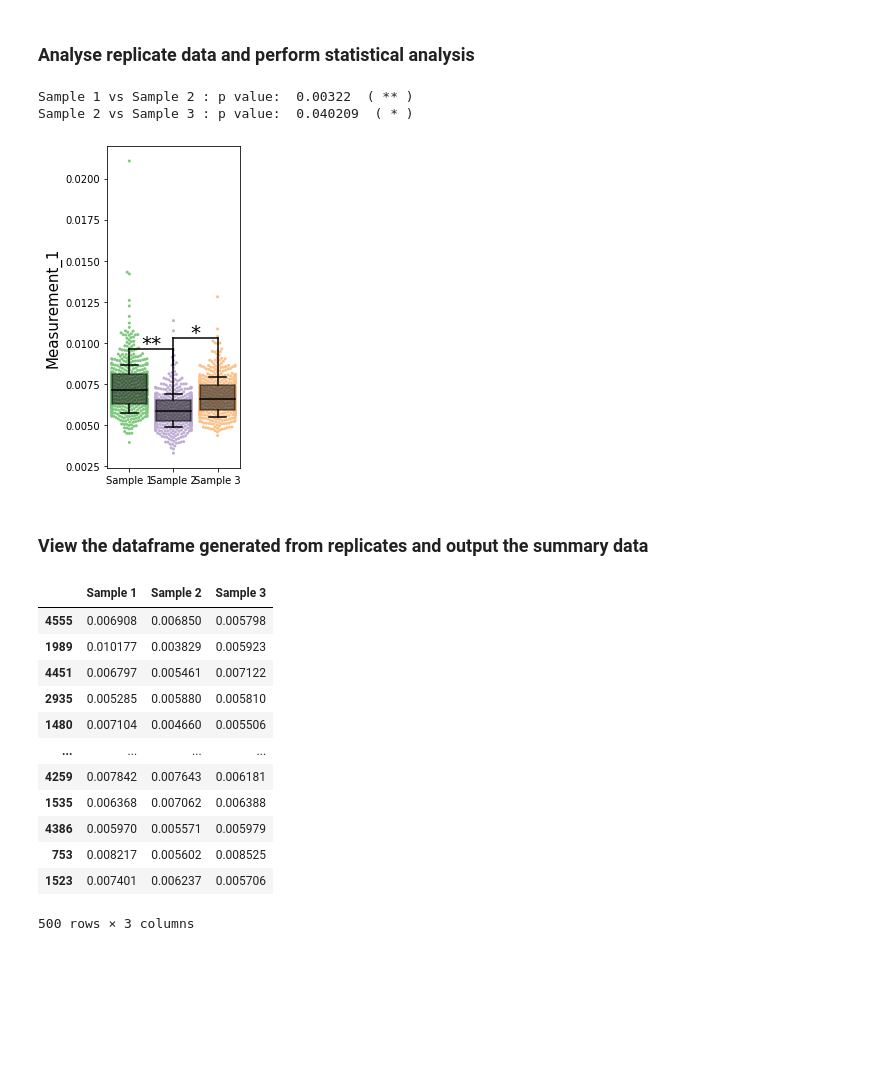
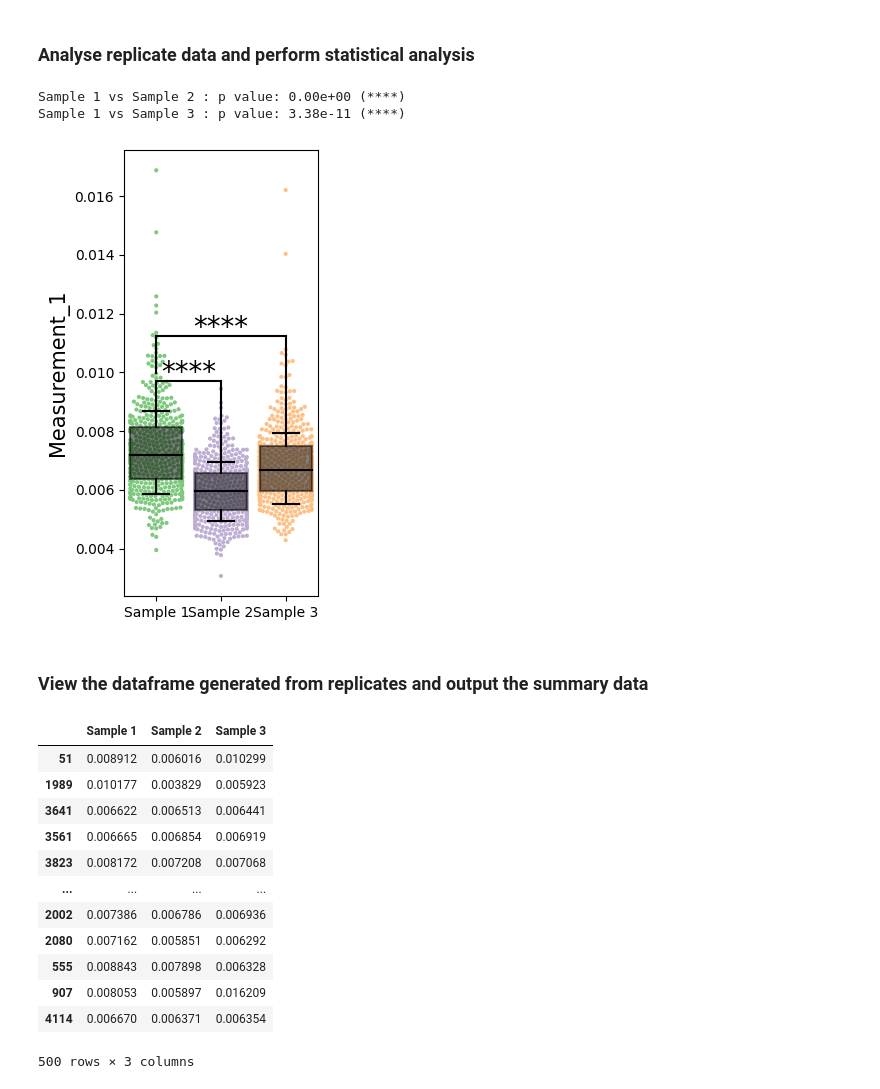
Before and after one commit to charliebidgood/CytView, a Jupyter notebook: example.ipynb, the cells around one changed output. Saved outputs shown, nothing was run; the diff lists cells and outputs as text; code cells hidden in the pictures; blank space fills up the shorter version.

```diff
--- a/example.ipynb
+++ b/example.ipynb
@@ -80,43 +80,38 @@ plot["summary"]
 # %%
 """
 If you have replicate samples you can utilise the group_plot() function to merge, plot
 and perform statistics on your dataset. Note: you need to specify at least 2 independent
 replicates in order to use this function.
 """
 
 plt.figure(figsize=[3,5])
 
 
 """
 Define your groupings as set out below. In this case we're interested in comparing wells
 A04, A05, A06 versus C04, C05, C06 versus E04, E05, E06.
 """
 groupings =  [["A04", "A05", "A06"],
               ["C04", "C05", "C06"],
               ["E04", "E05", "E06"]]
 
 # Provide user-defined labels for each grouping
 labels = ["Sample 1", "Sample 2", "Sample 3"]
 
 """
-Choose which groups to compare by their indexes, this will perform a one-way ANOVA
-between the means of Sample 1 vs Sample 2 as well as Sample 2 vs Sample 3.
-"""
-compare = [[0,1],[1,2]]
-
-"""
-Plot the data and specify the groupings, labels and comparisons with the function arguments.
+Plot the data and specify the groupings and labels with the function arguments.
 Note: set draw = True in order to draw lines between groups and visualise statistical significance.
+Significance is calculated for every sample against the first using Dunnett’s multiple comparison test.
 """
 
 plot = cv.group_plot(dataframe=df, measurement="Measurement_1", identifier="Metadata_Well",
-                     groupings=groupings, labels = labels, compare=compare, draw=True)
+                     groupings=groupings, labels = labels, draw=True)
 plt.tight_layout()
 plt.show()
 # %% [output]
-Sample 1 vs Sample 2 : p value:  0.00322  ( ** )
-Sample 2 vs Sample 3 : p value:  0.040209  ( * )
+Sample 1 vs Sample 2 : p value: 0.00e+00 (****)
+Sample 1 vs Sample 3 : p value: 3.38e-11 (****)
-[figure, old version]
+[figure, new version]
 # %% [markdown]
 ### View the dataframe generated from replicates and output the summary data
 # %%
@@ -128,17 +123,17 @@ In order to adjust the number of observations sampled (default: 500) change the
 plot["dataframe"]
 # %% [output]
 |  | Sample 1 | Sample 2 | Sample 3 |
-| 4555 | 0.006908 | 0.006850 | 0.005798 |
+| 51 | 0.008912 | 0.006016 | 0.010299 |
 | 1989 | 0.010177 | 0.003829 | 0.005923 |
-| 4451 | 0.006797 | 0.005461 | 0.007122 |
-| 2935 | 0.005285 | 0.005880 | 0.005810 |
-| 1480 | 0.007104 | 0.004660 | 0.005506 |
+| 3641 | 0.006622 | 0.006513 | 0.006441 |
+| 3561 | 0.006665 | 0.006854 | 0.006919 |
+| 3823 | 0.008172 | 0.007208 | 0.007068 |
 | ... | ... | ... | ... |
-| 4259 | 0.007842 | 0.007643 | 0.006181 |
-| 1535 | 0.006368 | 0.007062 | 0.006388 |
-| 4386 | 0.005970 | 0.005571 | 0.005979 |
-| 753 | 0.008217 | 0.005602 | 0.008525 |
-| 1523 | 0.007401 | 0.006237 | 0.005706 |
+| 2002 | 0.007386 | 0.006786 | 0.006936 |
+| 2080 | 0.007162 | 0.005851 | 0.006292 |
+| 555 | 0.008843 | 0.007898 | 0.006328 |
+| 907 | 0.008053 | 0.005897 | 0.016209 |
+| 4114 | 0.006670 | 0.006371 | 0.006354 |
 500 rows × 3 columns
 # %%
 # Summary of grouped dataframe including mean, standard deviation, interquartile ranges and min/max values.
```
Also changed, not shown: parts of 5 cells of this notebook.
